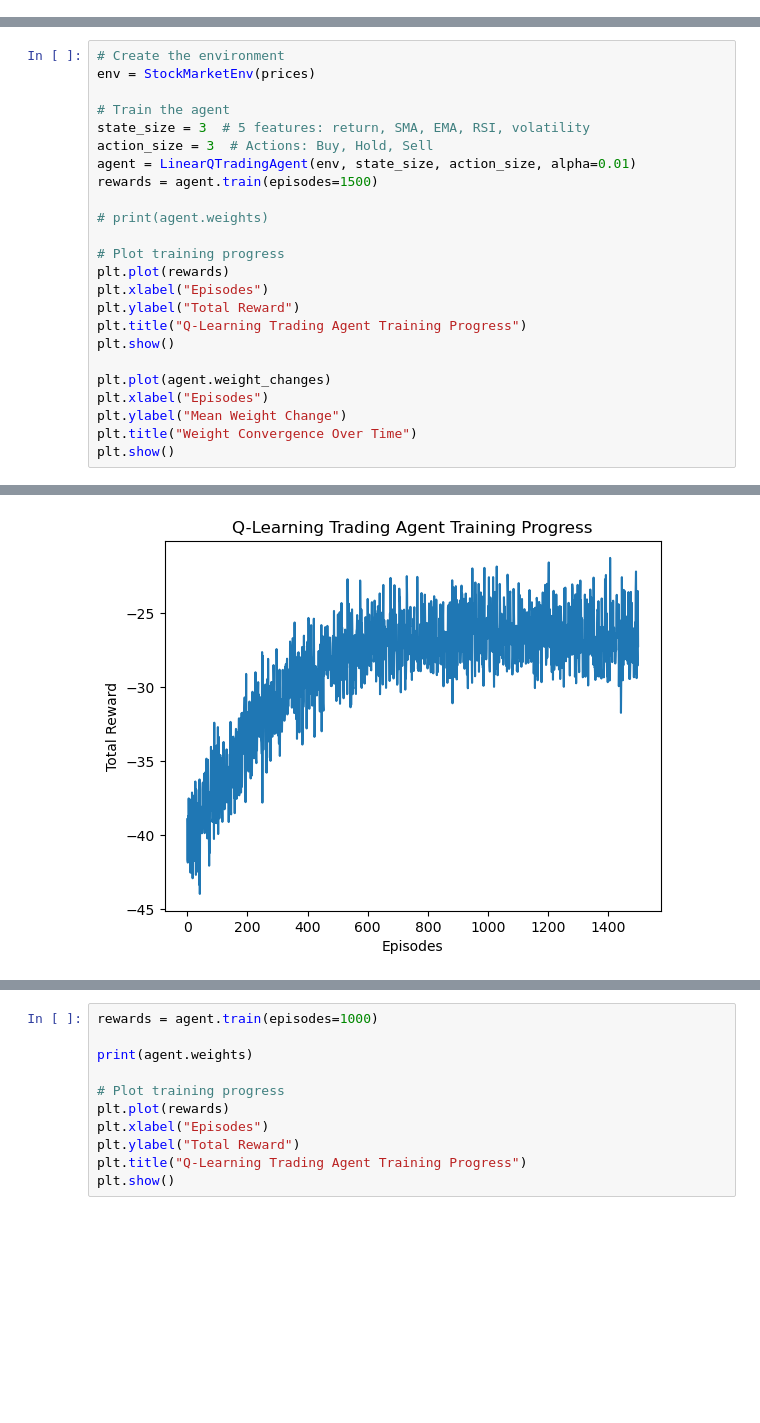
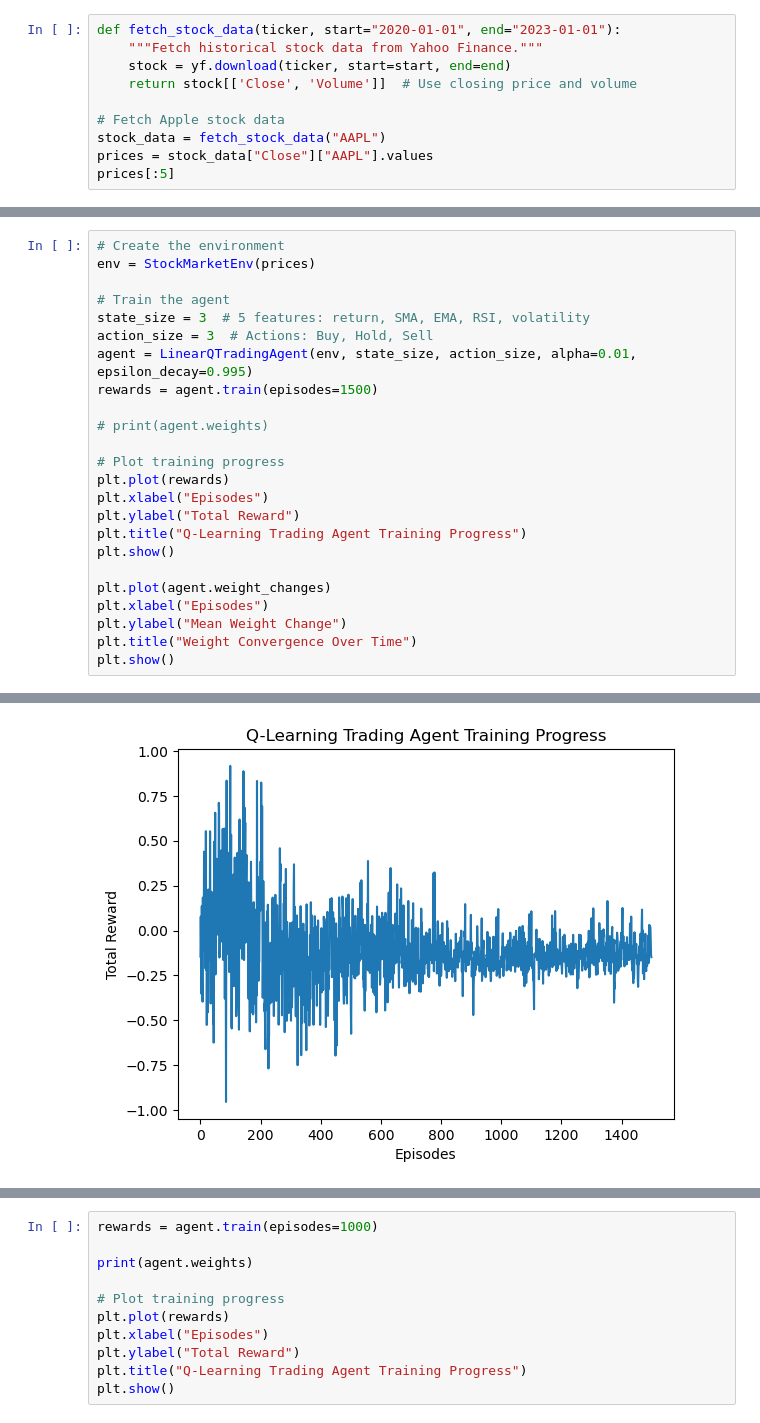
Before and after one commit to nifemiojo/rl-for-trading, a Jupyter notebook: trading_agent_linear_approx/main.ipynb, the cells around one changed output, grey strips where cells are left out. Drawn from its saved outputs; the diff is of its cells as text; blank space fills up the shorter version.

Commit message:
introduce historical price and adjust rewards

```diff
--- a/trading_agent_linear_approx/main.ipynb
+++ b/trading_agent_linear_approx/main.ipynb
@@ -9,0 +7,10 @@ price_changes_pct = (prices[1:] / prices[:-1]) - 1
+# %%
+def fetch_stock_data(ticker, start="2020-01-01", end="2023-01-01"):
+    """Fetch historical stock data from Yahoo Finance."""
+    stock = yf.download(ticker, start=start, end=end)
+    return stock[['Close', 'Volume']]  # Use closing price and volume
+
+# Fetch Apple stock data
+stock_data = fetch_stock_data("AAPL")
+prices = stock_data["Close"]["AAPL"].values
+prices[:5]
@@ -14,7 +25,7 @@ env = StockMarketEnv(prices)
 # Train the agent
 state_size = 3  # 5 features: return, SMA, EMA, RSI, volatility
 action_size = 3  # Actions: Buy, Hold, Sell
-agent = LinearQTradingAgent(env, state_size, action_size, alpha=0.01)
+agent = LinearQTradingAgent(env, state_size, action_size, alpha=0.01, epsilon_decay=0.995)
 rewards = agent.train(episodes=1500)
 
 # print(agent.weights)
@@ -50 +61 @@ Episode 1400, Total Reward: -27.588365817185146, Epsilon: 0.0100
-[figure, old version]
+[figure, new version]
```
Also changed, not shown: parts of 6 cells of this notebook, 1 other file.
